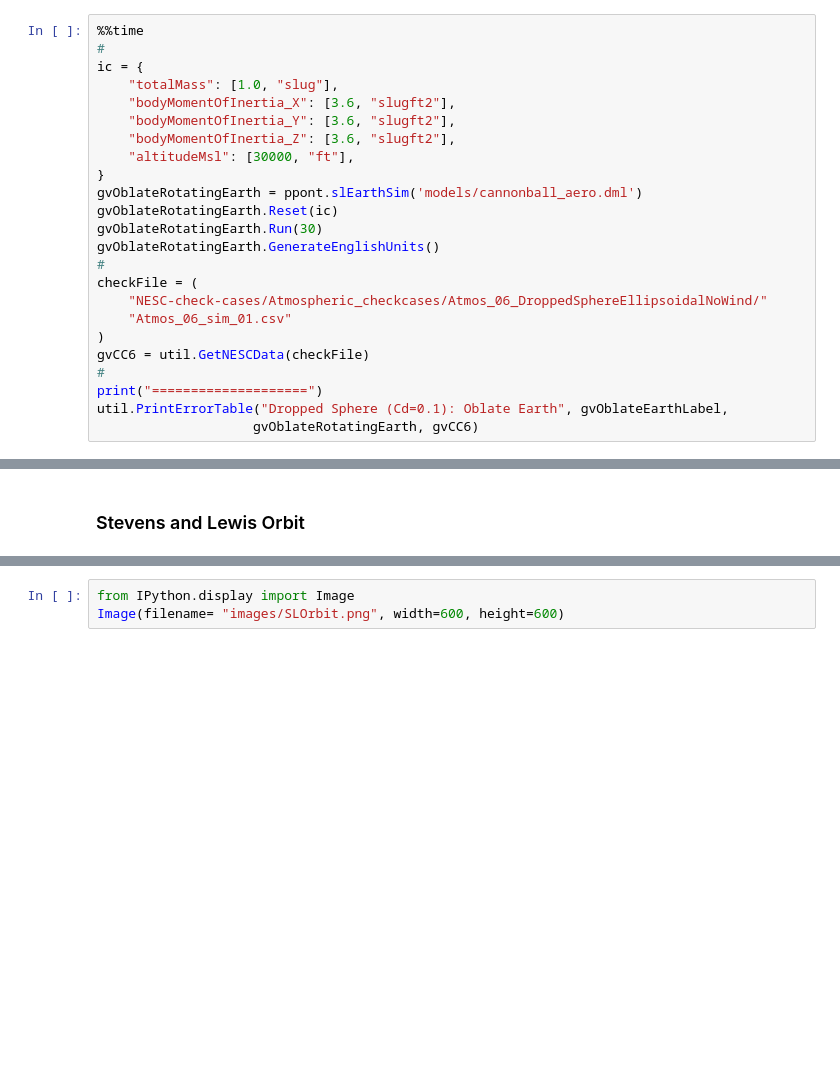
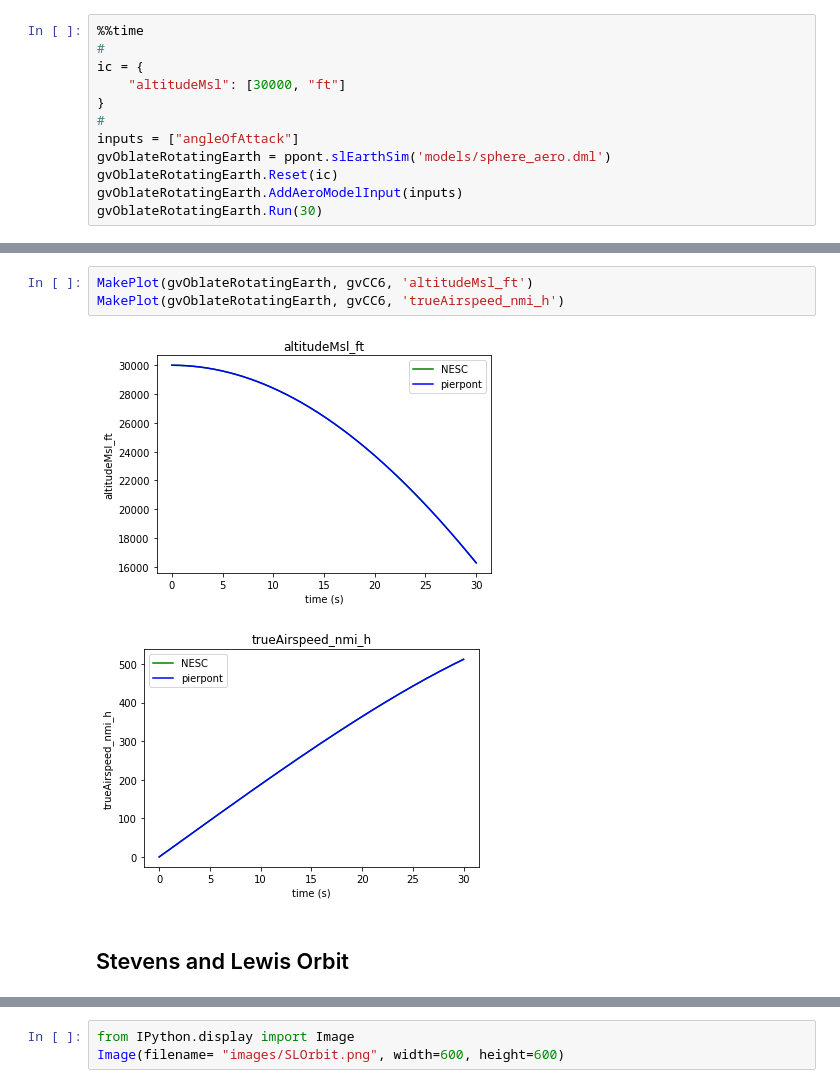
Before and after one commit to TreyArthur/Pierpont, a Jupyter notebook: checkCases.ipynb, the cells around one changed output, grey strips where cells are left out. Drawn from its saved outputs; the diff is of its cells as text; blank space fills up the shorter version.

```diff
--- a/checkCases.ipynb
+++ b/checkCases.ipynb
@@ -146,26 +226,14 @@ Wall time: 64.7 ms
 %%time
 #
 ic = {
-    "totalMass": [1.0, "slug"],
-    "bodyMomentOfInertia_X": [3.6, "slugft2"],
-    "bodyMomentOfInertia_Y": [3.6, "slugft2"],
-    "bodyMomentOfInertia_Z": [3.6, "slugft2"],
-    "altitudeMsl": [30000, "ft"],
+    "altitudeMsl": [30000, "ft"]
 }
-gvOblateRotatingEarth = ppont.slEarthSim('models/cannonball_aero.dml')
+#
+inputs = ["angleOfAttack"]
+gvOblateRotatingEarth = ppont.slEarthSim('models/sphere_aero.dml')
 gvOblateRotatingEarth.Reset(ic)
+gvOblateRotatingEarth.AddAeroModelInput(inputs)
 gvOblateRotatingEarth.Run(30)
-gvOblateRotatingEarth.GenerateEnglishUnits()
-#
-checkFile = (
-    "NESC-check-cases/Atmospheric_checkcases/Atmos_06_DroppedSphereEllipsoidalNoWind/"
-    "Atmos_06_sim_01.csv"
-)
-gvCC6 = util.GetNESCData(checkFile)
-#
-print("====================")
-util.PrintErrorTable("Dropped Sphere (Cd=0.1): Oblate Earth", gvOblateEarthLabel,
-                    gvOblateRotatingEarth, gvCC6)
 # %% [output]
 *******************************************
 Model:  Example cannonball aerodynamic model
@@ -187,5 +295,11 @@ Wall time: 58.6 ms
+# %%
+MakePlot(gvOblateRotatingEarth, gvCC6, 'altitudeMsl_ft')
+MakePlot(gvOblateRotatingEarth, gvCC6, 'trueAirspeed_nmi_h')
+# %% [output]
+[figure, added]
+[figure, added]
 # %% [markdown]
-### Stevens and Lewis Orbit
+## Stevens and Lewis Orbit
 # %%
 %%time
 import matplotlib.pyplot as plt
```
Also changed, not shown: parts of 39 cells of this notebook, 30 other files.
